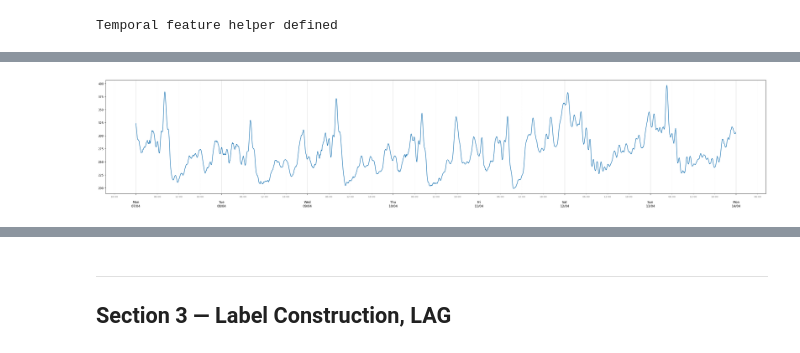
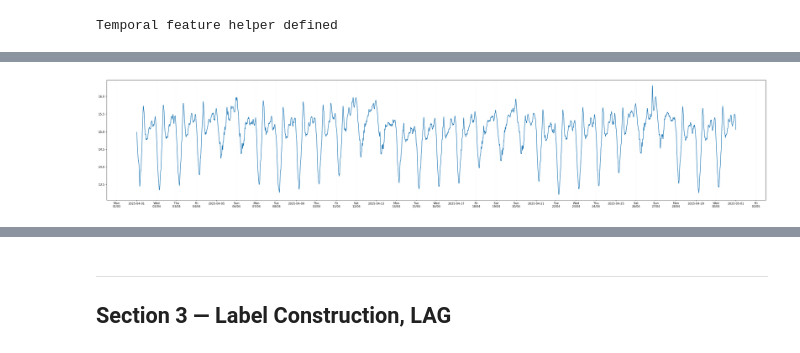
Before and after one commit to doanvinhlong18/BigData, a Jupyter notebook: nyc_hvfhv_demand_supply_imbalance.ipynb, the cells around one changed output, grey strips where cells are left out. Cells and saved outputs as stored; diff of their text form; code cells hidden in the pictures.

```diff
--- a/nyc_hvfhv_demand_supply_imbalance.ipynb
+++ b/nyc_hvfhv_demand_supply_imbalance.ipynb
@@ -515,12 +515,8 @@ def compute_neighbor_requests(demand_df, adj_df):
             F.sum('pickup_30m').alias('neighbor_pickup_30m'),
             F.sum('dropoff_30m').alias('neighbor_dropoff_30m'),
             F.sum('requests_5m').alias('neighbor_requests_5m'),
-            F.sum('pickup_5m').alias('neighbor_pickup_5m'),
-            F.sum('dropoff_5m').alias('neighbor_dropoff_5m'),
-
+            F.avg('pickup_delay_mean').alias('neighbor_pickup_delay_mean')
         )
-        .fillna(0)# zone không có neighbor -> 0
-        .withColumn('neighbor_pickup_delay_mean', F.sum('pickup_delay_mean'))
     )
 
     return neighbor_demand
@@ -684,7 +684,6 @@ demand_all = (
 
         # platform share
         F.sum(is_uber).alias("uber_req"),
-        F.sum(is_lyft).alias("lyft_req"),
     )
     .withColumn("window_end", F.col("window.end"))
     .drop("window")
@@ -748,10 +747,7 @@ dropoff_counts_all = (
         F.sum(
             F.when(((col('request_datetime') >= col('window.start')) & (col('DOLocationID') == col('PULocationID'))), 1).otherwise(0)
         ).alias('matched_rd'),
-
-        F.sum(
-            F.when(((col('pickup_datetime') >= col('window.start')) & (col('DOLocationID') == col('PULocationID'))), 1).otherwise(0)
-        ).alias('matched_pd'), )
+    )
     .withColumn("window_end", F.col("window.end"))
     .drop("window")
 ).where("window_end <= '2025-12-31 23:30:00' and window_end >= '2025-01-01 00:30:00'")
@@ -948,8 +944,8 @@ for c in STAT_COLS:
         F.col(c + "_ffill")
     )
 gold_all = gold_all.drop(*[c + "_ffill" for c in STAT_COLS])
-gold_all = gold_all.withColumn("imbalance", (F.col("requests_30m") + 1) / (F.col("dropoff_30m") - F.col("pickup_30m") + F.col("requests_30m") + 1))
-gold_all.printSchema(), gold_all.show(5, truncate=False), gold_all.count()
+gold_all = gold_all.withColumn("imbalance", F.log((F.col("pickup_delay_mean")*F.col("requests_30m"))))
+gold_all.printSchema()
 # %% [output]
 root
  |-- window_end: timestamp_ntz (nullable = true)
@@ -977,33 +974,39 @@ DataFrame[window_end: timestamp_ntz, requests_30m: bigint, requests_5m: bigint,
 # %%
 import matplotlib.dates as mdates
 
 fig, ax = plt.subplots(figsize=(30, 6))
 
 # Vẽ data
 ax.plot(
-    gold_all.select("window_end").where("window_end < '2025-04-14' and window_end >= '2025-04-07'").rdd.flatMap(lambda x: x).collect(),
-    gold_all.select("pickup_delay_mean").where("window_end < '2025-04-14' and window_end >= '2025-04-07'").rdd.flatMap(lambda x: x).collect()
+    gold_all.select("window_end").where("window_end < '2025-05-01' and window_end > '2025-04-01'").rdd.flatMap(lambda x: x).collect(),
+    gold_all.select("imbalance").where("window_end < '2025-05-01' and window_end > '2025-04-01'").rdd.flatMap(lambda x: x).collect()
 )
 
 # Major tick: mỗi tháng, Minor tick: mỗi tuần
 # Major tick: mỗi ngày — hiện nhãn "Thứ, DD/MM"
-ax.xaxis.set_major_locator(mdates.DayLocator(interval=1))
-ax.xaxis.set_major_formatter(mdates.DateFormatter("%a\n%d/%m"))
+# ax.xaxis.set_major_locator(mdates.DayLocator(interval=1))
+# ax.xaxis.set_major_formatter(mdates.DateFormatter("%a\n%d/%m"))
+# ax.xaxis.set_major_locator(mdates.WeekDayLocator(interval=1))
+# ax.xaxis.set_major_formatter(mdates.DateFormatter("%a\n%d/%m"))
+
+
+ax.xaxis.set_minor_locator(mdates.DayLocator(interval=1))
+ax.xaxis.set_minor_formatter(mdates.DateFormatter("%a\n%d/%m"))
 
 # Minor tick: mỗi 6 giờ — hiện nhãn giờ nhỏ hơn
-ax.xaxis.set_minor_locator(mdates.HourLocator(byhour=[0, 6, 12, 18]))
-ax.xaxis.set_minor_formatter(mdates.DateFormatter("%H:%M"))
+# ax.xaxis.set_minor_locator(mdates.HourLocator(byhour=[0, 6, 12, 18]))
+# ax.xaxis.set_minor_formatter(mdates.DateFormatter("%H:%M"))
 
-ax.tick_params(axis="x", which="major", labelsize=10, pad=18)
-ax.tick_params(axis="x", which="minor", labelsize=8,  labelcolor="gray")
+# ax.tick_params(axis="x", which="major", labelsize=10, pad=18)
+# ax.tick_params(axis="x", which="minor", labelsize=8,  labelcolor="gray")
 
-ax.grid(axis="x", which="major", linestyle="-",  linewidth=0.8, alpha=0.6)
+# ax.grid(axis="x", which="major", linestyle="-",  linewidth=0.8, alpha=0.6)
 ax.grid(axis="x", which="minor", linestyle=":",  linewidth=0.5, alpha=0.35)
 
 plt.tight_layout()
 plt.show()
 # %% [output]
-[figure, old version]
+[figure, new version]
 # %%
 """
 Time Series Analysis — NYC HVFHV Taxi Data
```
Also changed, not shown: parts of 73 cells of this notebook, 1 other file.
